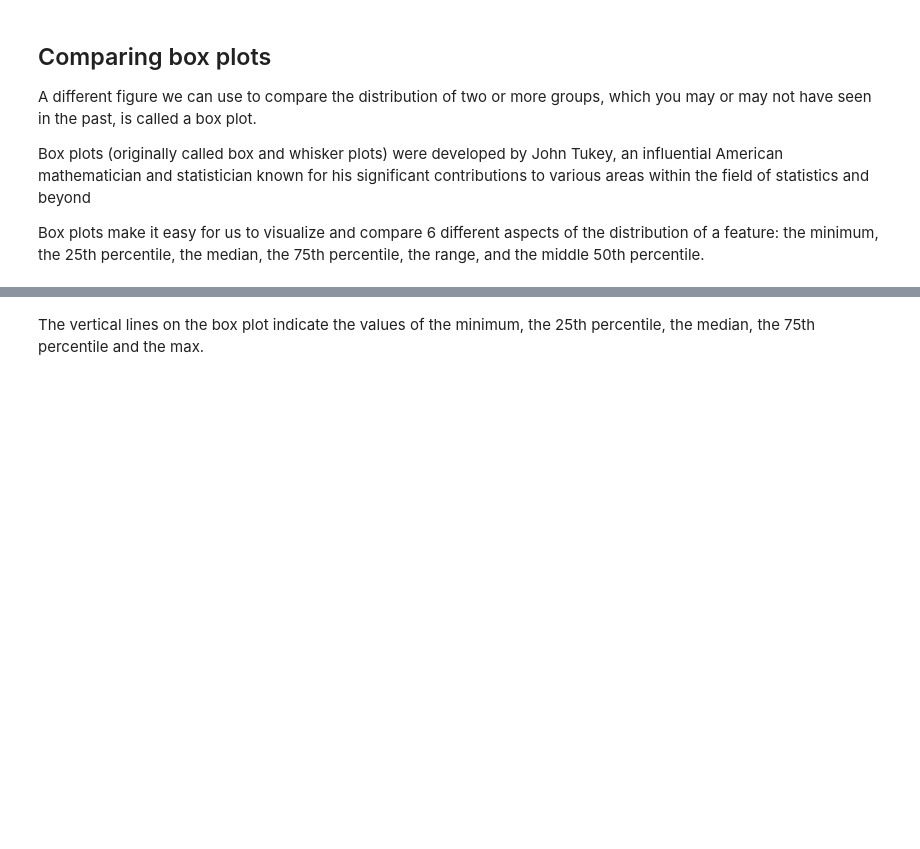
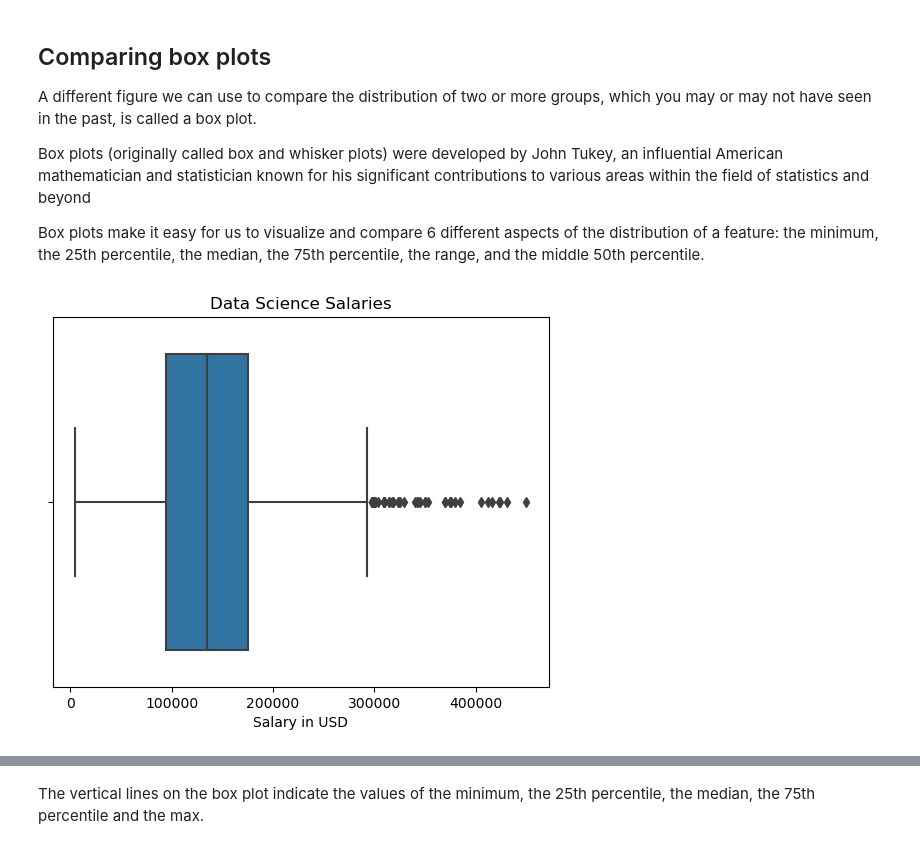
Before and after one commit to sagefhopkins/Data_Visualization_And_Modeling, a Jupyter notebook: Lecture/Week 2/2.2 - Visualizing Differences Between Groups.ipynb, the cells around one changed output, grey strips where cells are left out. Drawn from its saved outputs; the diff is of its cells as text; code cells hidden in the pictures; blank space fills up the shorter version.

```diff
--- a/Lecture/Week 2/2.2 - Visualizing Differences Between Groups.ipynb
+++ b/Lecture/Week 2/2.2 - Visualizing Differences Between Groups.ipynb
@@ -39,3 +87,11 @@ A different figure we can use to compare the distribution of two or more groups,
 Box plots (originally called box and whisker plots) were developed by John Tukey, an influential American mathematician and statistician known for his significant contributions to various areas within the field of statistics and beyond
 
 Box plots make it easy for us to visualize and compare 6 different aspects of the distribution of a feature: the minimum, the 25th percentile, the median, the 75th percentile, the range, and the middle 50th percentile.
+# %%
+sns.boxplot(x='salary_in_usd', data=df)
+
+plt.title('Data Science Salaries')
+plt.xlabel('Salary in USD')
+plt.show()
+# %% [output]
+[figure, added]
```
Also changed, not shown: parts of 24 cells of this notebook.
